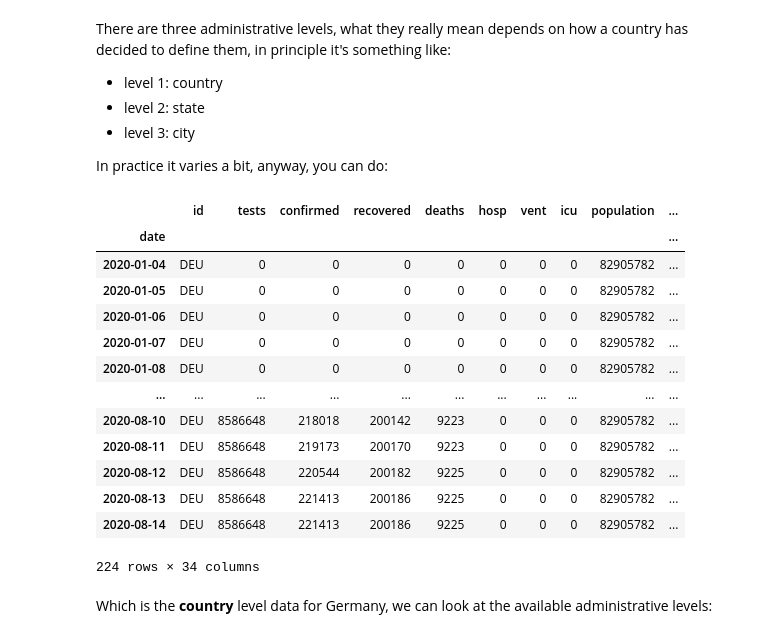
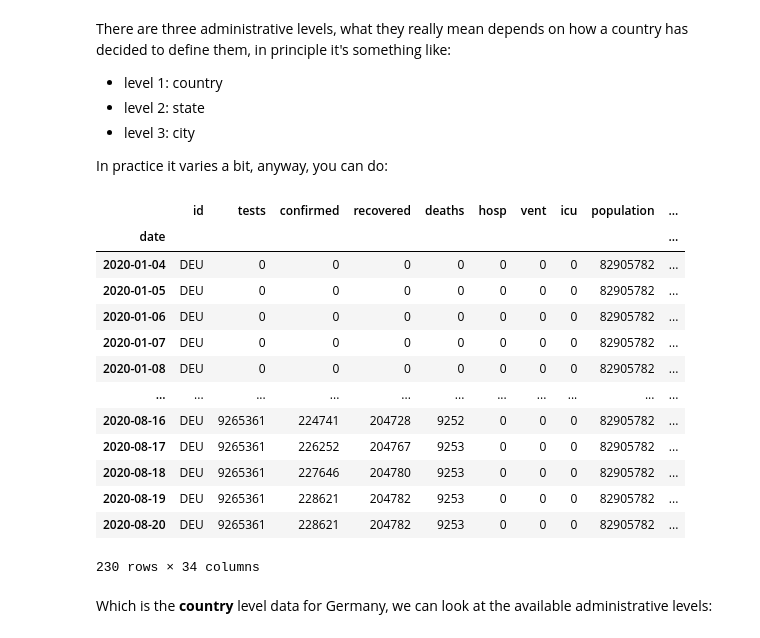
Before and after one commit to oscovida/oscovida, a Jupyter notebook: walkthrough.ipynb, the cells around one changed output. Cells and saved outputs as stored; diff of their text form; code cells hidden in the pictures.

```diff
--- a/walkthrough.ipynb
+++ b/walkthrough.ipynb
@@ -45,23 +32,23 @@ There are three administrative levels, what they really mean depends on how a co
 
 In practice it varies a bit, anyway, you can do:
 # %%
-data = covid19dh.covid19('DEU')
+data = covid19dh.get('DEU')
 data
 # %% [output]
 |  | id | tests | confirmed | recovered | deaths | hosp | vent | icu | population | ... |
 | date |  |  |  |  |  |  |  |  |  | ... |
 | 2020-01-04 | DEU | 0 | 0 | 0 | 0 | 0 | 0 | 0 | 82905782 | ... |
 | 2020-01-05 | DEU | 0 | 0 | 0 | 0 | 0 | 0 | 0 | 82905782 | ... |
 | 2020-01-06 | DEU | 0 | 0 | 0 | 0 | 0 | 0 | 0 | 82905782 | ... |
 | 2020-01-07 | DEU | 0 | 0 | 0 | 0 | 0 | 0 | 0 | 82905782 | ... |
 | 2020-01-08 | DEU | 0 | 0 | 0 | 0 | 0 | 0 | 0 | 82905782 | ... |
 | ... | ... | ... | ... | ... | ... | ... | ... | ... | ... | ... |
-| 2020-08-10 | DEU | 8586648 | 218018 | 200142 | 9223 | 0 | 0 | 0 | 82905782 | ... |
-| 2020-08-11 | DEU | 8586648 | 219173 | 200170 | 9223 | 0 | 0 | 0 | 82905782 | ... |
-| 2020-08-12 | DEU | 8586648 | 220544 | 200182 | 9225 | 0 | 0 | 0 | 82905782 | ... |
-| 2020-08-13 | DEU | 8586648 | 221413 | 200186 | 9225 | 0 | 0 | 0 | 82905782 | ... |
-| 2020-08-14 | DEU | 8586648 | 221413 | 200186 | 9225 | 0 | 0 | 0 | 82905782 | ... |
+| 2020-08-16 | DEU | 9265361 | 224741 | 204728 | 9252 | 0 | 0 | 0 | 82905782 | ... |
+| 2020-08-17 | DEU | 9265361 | 226252 | 204767 | 9253 | 0 | 0 | 0 | 82905782 | ... |
+| 2020-08-18 | DEU | 9265361 | 227646 | 204780 | 9253 | 0 | 0 | 0 | 82905782 | ... |
+| 2020-08-19 | DEU | 9265361 | 228621 | 204782 | 9253 | 0 | 0 | 0 | 82905782 | ... |
+| 2020-08-20 | DEU | 9265361 | 228621 | 204782 | 9253 | 0 | 0 | 0 | 82905782 | ... |
-224 rows × 34 columns
+230 rows × 34 columns
 # %% [markdown]
 Which is the **country** level data for Germany, we can look at the available administrative levels:
 # %%
```
Also changed, not shown: parts of 31 cells of this notebook.
